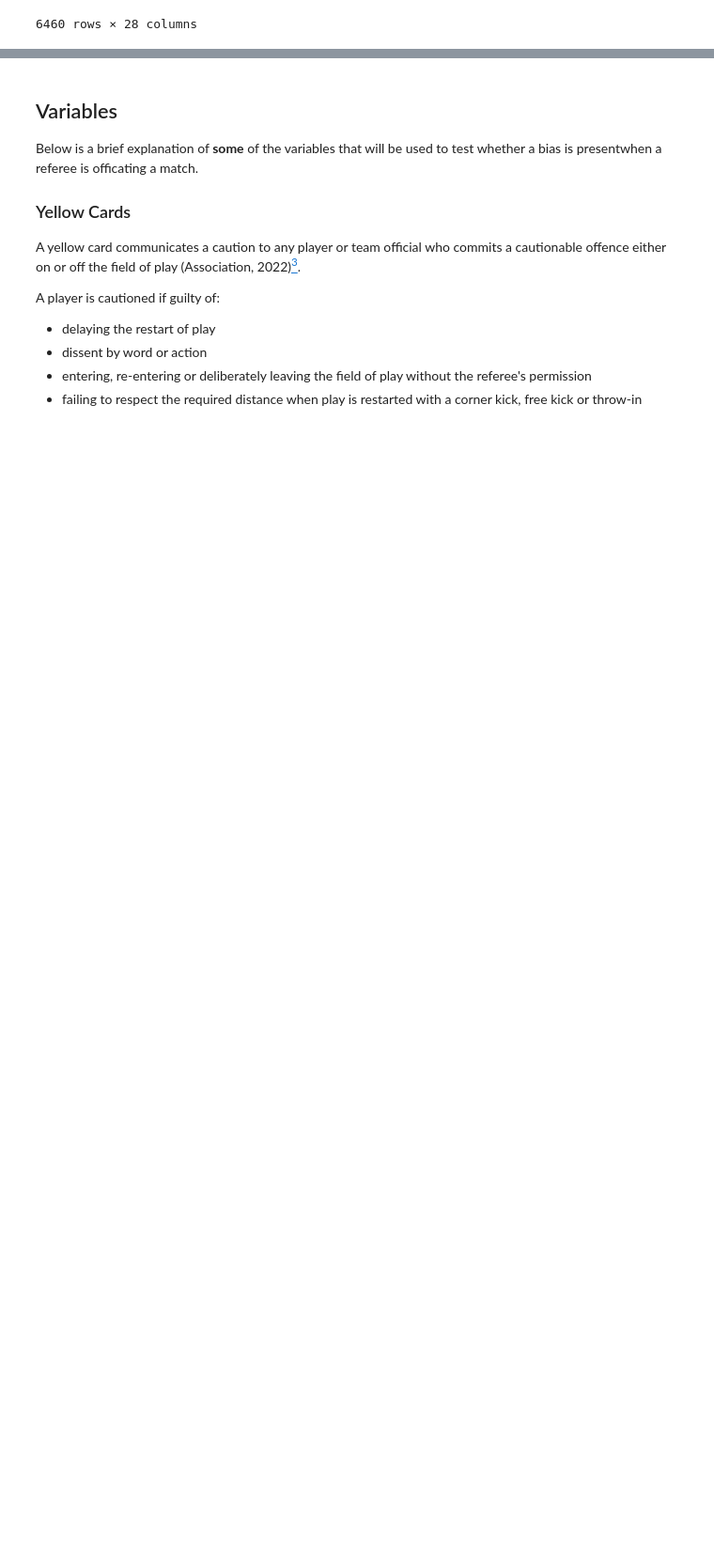
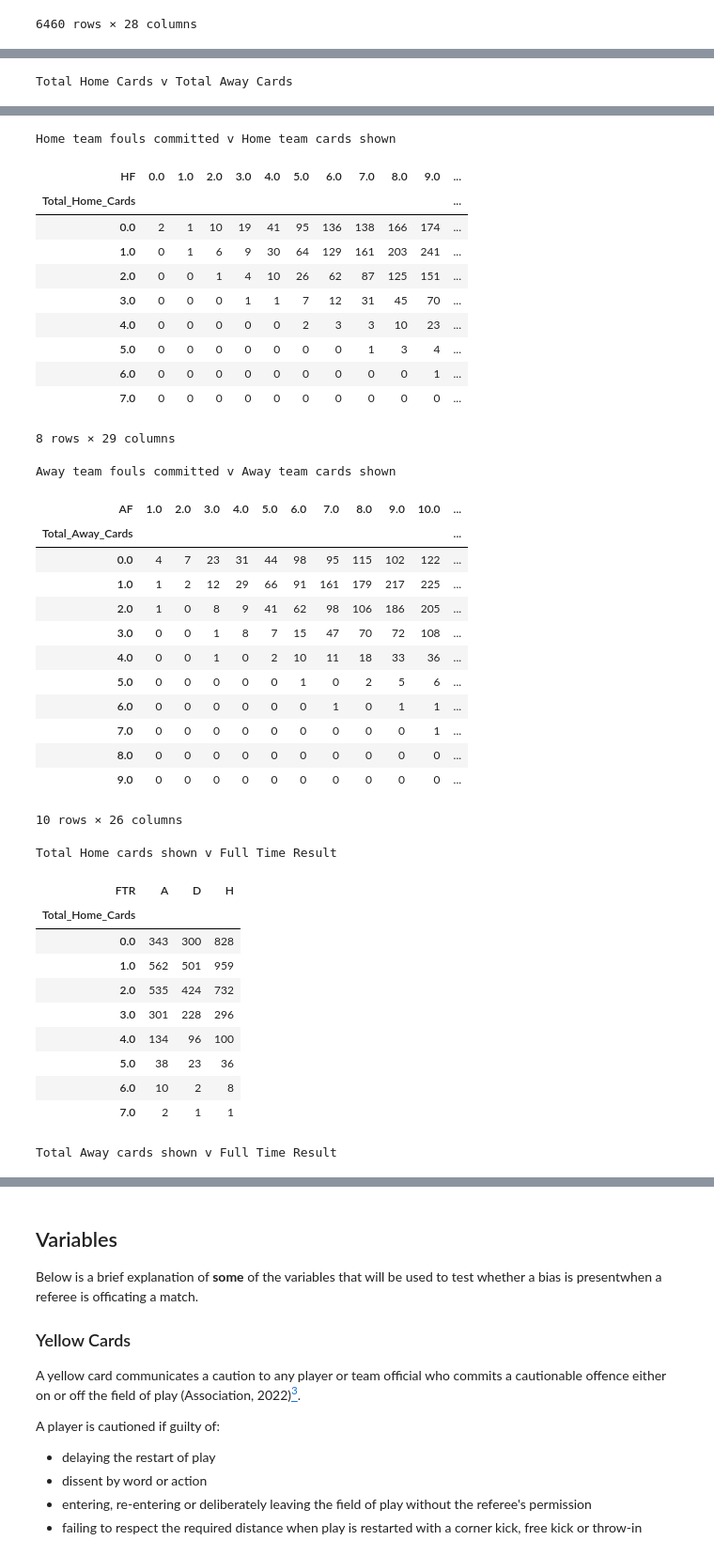
Before and after one commit to viswambaran/ASMM, a Jupyter notebook: Summative2/ASMMReport.ipynb, the cells around one changed output, grey strips where cells are left out. Shown at 94% size. Drawn from its saved outputs; the diff is of its cells as text; code cells hidden in the pictures; blank space fills up the shorter version.

```diff
--- a/Summative2/ASMMReport.ipynb
+++ b/Summative2/ASMMReport.ipynb
@@ -157,0 +176,33 @@ display(df)
+# %%
+# Contingency table to show relationship between Home and Away Cards
+
+df_contingency = pd.crosstab(df['Total_Home_Cards'],
+                             df['Total_Away_Cards'], margins=False)
+
+df_HomeFouls = pd.crosstab(df['Total_Home_Cards'],
+                               df['HF'])
+df_AwayFouls = pd.crosstab(df['Total_Away_Cards'],
+                           df['AF'])
+
+df_Aresult = pd.crosstab(df['Total_Away_Cards'],
+                         df['FTR'])
+
+df_Hresult = pd.crosstab(df['Total_Home_Cards'],
+                         df['FTR'])
+
+print("Total Home Cards v Total Away Cards")
+display(df_contingency)
+
+print("Home team fouls committed v Home team cards shown")
+display(df_HomeFouls)
+
+print("Away team fouls committed v Away team cards shown")
+display(df_AwayFouls)
+
+print("Total Home cards shown v Full Time Result")
+display(df_Hresult)
+
+print("Total Away cards shown v Full Time Result")
+display(df_Aresult)
+# %% [output]
+Total Home Cards v Total Away Cards
@@ -157,0 +219,38 @@ display(df)
+Home team fouls committed v Home team cards shown
+| HF | 0.0 | 1.0 | 2.0 | 3.0 | 4.0 | 5.0 | 6.0 | 7.0 | 8.0 | 9.0 | ... |
+| Total_Home_Cards |  |  |  |  |  |  |  |  |  |  | ... |
+| 0.0 | 2 | 1 | 10 | 19 | 41 | 95 | 136 | 138 | 166 | 174 | ... |
+| 1.0 | 0 | 1 | 6 | 9 | 30 | 64 | 129 | 161 | 203 | 241 | ... |
+| 2.0 | 0 | 0 | 1 | 4 | 10 | 26 | 62 | 87 | 125 | 151 | ... |
+| 3.0 | 0 | 0 | 0 | 1 | 1 | 7 | 12 | 31 | 45 | 70 | ... |
+| 4.0 | 0 | 0 | 0 | 0 | 0 | 2 | 3 | 3 | 10 | 23 | ... |
+| 5.0 | 0 | 0 | 0 | 0 | 0 | 0 | 0 | 1 | 3 | 4 | ... |
+| 6.0 | 0 | 0 | 0 | 0 | 0 | 0 | 0 | 0 | 0 | 1 | ... |
+| 7.0 | 0 | 0 | 0 | 0 | 0 | 0 | 0 | 0 | 0 | 0 | ... |
+8 rows × 29 columns
+Away team fouls committed v Away team cards shown
+| AF | 1.0 | 2.0 | 3.0 | 4.0 | 5.0 | 6.0 | 7.0 | 8.0 | 9.0 | 10.0 | ... |
+| Total_Away_Cards |  |  |  |  |  |  |  |  |  |  | ... |
+| 0.0 | 4 | 7 | 23 | 31 | 44 | 98 | 95 | 115 | 102 | 122 | ... |
+| 1.0 | 1 | 2 | 12 | 29 | 66 | 91 | 161 | 179 | 217 | 225 | ... |
+| 2.0 | 1 | 0 | 8 | 9 | 41 | 62 | 98 | 106 | 186 | 205 | ... |
+| 3.0 | 0 | 0 | 1 | 8 | 7 | 15 | 47 | 70 | 72 | 108 | ... |
+| 4.0 | 0 | 0 | 1 | 0 | 2 | 10 | 11 | 18 | 33 | 36 | ... |
+| 5.0 | 0 | 0 | 0 | 0 | 0 | 1 | 0 | 2 | 5 | 6 | ... |
+| 6.0 | 0 | 0 | 0 | 0 | 0 | 0 | 1 | 0 | 1 | 1 | ... |
+| 7.0 | 0 | 0 | 0 | 0 | 0 | 0 | 0 | 0 | 0 | 1 | ... |
+| 8.0 | 0 | 0 | 0 | 0 | 0 | 0 | 0 | 0 | 0 | 0 | ... |
+| 9.0 | 0 | 0 | 0 | 0 | 0 | 0 | 0 | 0 | 0 | 0 | ... |
+10 rows × 26 columns
+Total Home cards shown v Full Time Result
+| FTR | A | D | H |
+| Total_Home_Cards |  |  |  |
+| 0.0 | 343 | 300 | 828 |
+| 1.0 | 562 | 501 | 959 |
+| 2.0 | 535 | 424 | 732 |
+| 3.0 | 301 | 228 | 296 |
+| 4.0 | 134 | 96 | 100 |
+| 5.0 | 38 | 23 | 36 |
+| 6.0 | 10 | 2 | 8 |
+| 7.0 | 2 | 1 | 1 |
+Total Away cards shown v Full Time Result
```
Also changed, not shown: parts of 18 cells of this notebook.
